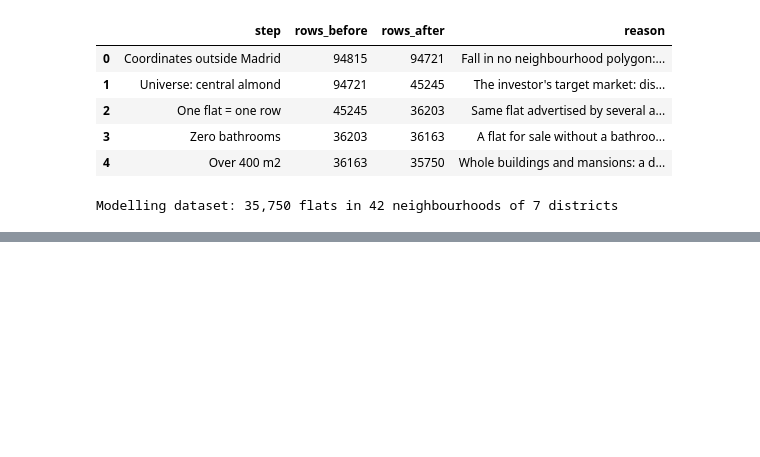
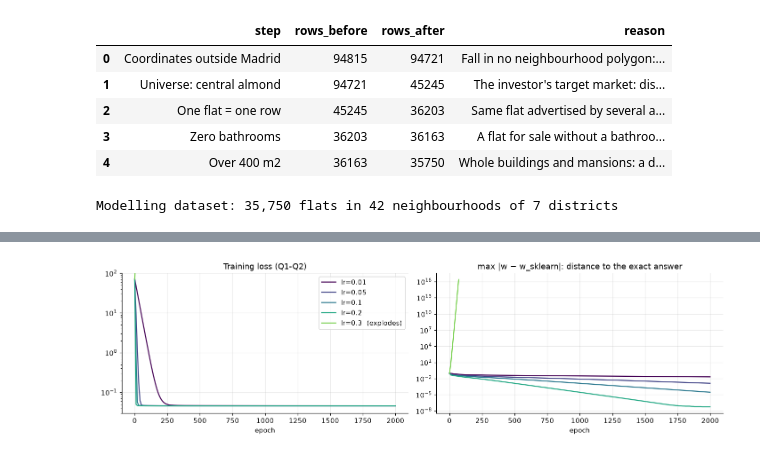
Before and after one commit to EnriqueRocadeTogo/daiist-assignment-1, a Jupyter notebook: train.ipynb, the cells around one changed output, grey strips where cells are left out. Cells and saved outputs as stored; diff of their text form; code cells hidden in the pictures; blank space fills up the shorter version.

```diff
--- a/train.ipynb
+++ b/train.ipynb
@@ -932,0 +297,9 @@ Saved: ['feature_builder.joblib', 'listings_model.csv.gz', 'metrics.json', 'skle
+# %%
+fb_demo = P.FeatureBuilder()
+fb_demo.fit_transform(train_sel)
+block_sizes = {b: len(P.BLOCK_COLUMNS[b]) for b in P.ENGINEERED_BLOCKS}
+block_sizes["location"] += len(fb_demo.neighbourhoods_) - 1
+print("Features per block:", block_sizes, "| total:", len(fb_demo.feature_names_))
+show(fb_demo.unscaled_frame(train_sel).describe().T.loc[
+    ["t_quarter", "log_dist_castellana", "cadastral_quality", "floor", "floors_without_lift", "log_m2", "log_m2_sq", "m2_per_room"],
+    ["mean", "std", "min", "max"]])
@@ -932,0 +466,66 @@ Saved: ['feature_builder.joblib', 'listings_model.csv.gz', 'metrics.json', 'skle
+# %%
+def to_t(a):
+    return torch.tensor(np.asarray(a), dtype=torch.float32)
+
+
+def train_manual(X, y, lr, epochs, X_val=None, y_val=None, w_ref=None, track_every=10):
+    w = torch.zeros(X.shape[1], requires_grad=True)   # one weight per feature, start at 0
+    b = torch.zeros(1, requires_grad=True)            # intercept
+    hist = {"epoch": [], "train_loss": [], "val_rmse": [], "dist_to_sklearn": []}
+    for epoch in range(epochs):
+        y_hat = X @ w + b                             # 1. forward pass: predictions
+        loss = torch.mean((y_hat - y) ** 2)           # 2. mean squared error
+        loss.backward()                               # 3. autograd fills w.grad and b.grad
+        with torch.no_grad():                         # 4. the update itself must not be tracked
+            w -= lr * w.grad
+            b -= lr * b.grad
+        w.grad.zero_()                                # 5. clear gradients (they accumulate otherwise)
+        b.grad.zero_()
+
+        if not np.isfinite(loss.item()):              # the learning rate was too big: stop
+            hist["epoch"].append(epoch); hist["train_loss"].append(float("inf"))
+            hist["val_rmse"].append(float("nan")); hist["dist_to_sklearn"].append(float("nan"))
+            break
+        if epoch % track_every == 0 or epoch == epochs - 1:   # bookkeeping for the plots
+            hist["epoch"].append(epoch)
+            hist["train_loss"].append(loss.item())
+            with torch.no_grad():
+                hist["val_rmse"].append(torch.sqrt(torch.mean((X_val @ w + b - y_val) ** 2)).item()
+                                        if X_val is not None else float("nan"))
+            # how far are we from the exact scikit-learn weights? (largest gap over all weights)
+            hist["dist_to_sklearn"].append(float(np.abs(w.detach().numpy() - w_ref).max())
+                                           if w_ref is not None else float("nan"))
+    return w.detach(), b.detach(), hist
+
+
+# selection split as tensors, and the exact scikit-learn answer on it (to measure the distance)
+fb_sel = P.FeatureBuilder()
+X_sel = fb_sel.fit_transform(train_sel)
+X_val = fb_sel.transform(val)
+Xt_sel, yt_sel, Xt_val, yt_val = to_t(X_sel), to_t(y_sel), to_t(X_val), to_t(y_val)
+sk_sel = LinearRegression().fit(X_sel, y_sel)
+
+sweep = {}
+for lr in [0.01, 0.05, 0.1, 0.2, 0.3]:
+    *_, h = train_manual(Xt_sel, yt_sel, lr, 2_000, Xt_val, yt_val, w_ref=sk_sel.coef_)
+    sweep[lr] = h
+lr_table = pd.DataFrame({lr: {"diverged": not np.isfinite(h["train_loss"][-1]),
+                              "train loss after 2000 epochs": h["train_loss"][-1],
+                              "validation RMSE": h["val_rmse"][-1],
+                              "max |w - w_sklearn|": h["dist_to_sklearn"][-1]}
+                         for lr, h in sweep.items()}).T
+lr_table.index.name = "lr"
+show(lr_table)
+
+fig, axes = plt.subplots(1, 2, figsize=(13, 3.8))
+cmap = plt.get_cmap("viridis")
+for i, (lr, h) in enumerate(sweep.items()):
+    diverged = not np.isfinite(h["train_loss"][-1])
+    style = dict(color=cmap(i / len(sweep)), label=f"lr={lr}" + ("  (explodes)" if diverged else ""))
+    axes[0].plot(h["epoch"], h["train_loss"], **style)
+    axes[1].plot(h["epoch"], h["dist_to_sklearn"], **style)
+axes[0].set(yscale="log", ylim=(0.03, 100), title="Training loss (Q1-Q2)", xlabel="epoch")
+axes[1].set(yscale="log", title="max |w − w_sklearn|: distance to the exact answer", xlabel="epoch")
+axes[0].legend()
+save_fig(fig, "manual_lr_sweep")
+# %% [output]
@@ -932,0 +539 @@ Saved: ['feature_builder.joblib', 'listings_model.csv.gz', 'metrics.json', 'skle
+[figure, added]
```
Also changed, not shown: parts of 91 cells of this notebook, 19 other files.
